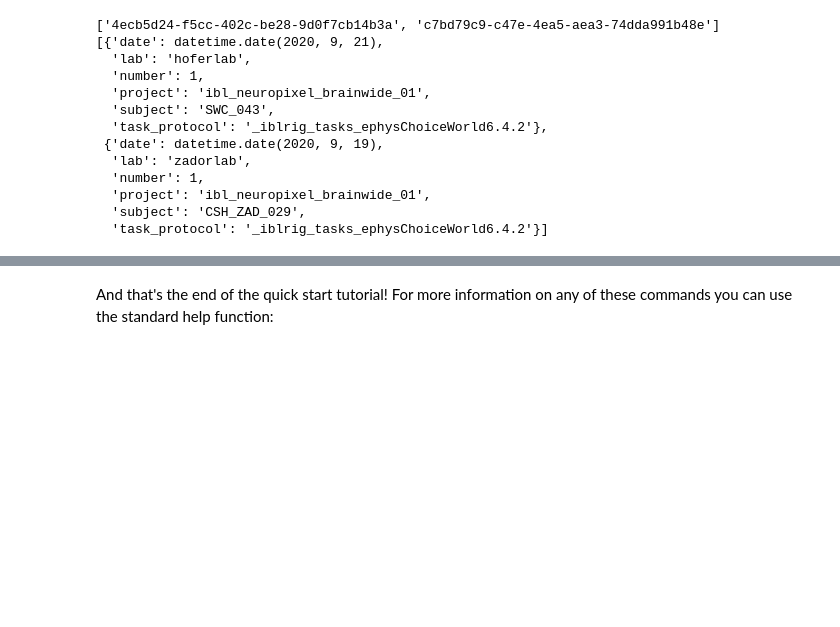
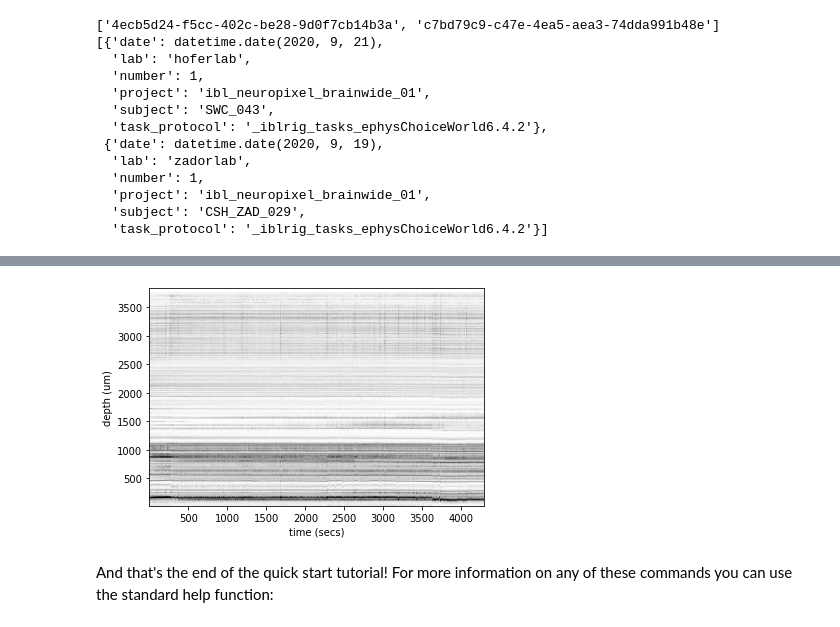
Before and after one commit to int-brain-lab/ONE, a Jupyter notebook: docs/notebooks/one_quickstart.ipynb, the cells around one changed output, grey strips where cells are left out. Cells and saved outputs as stored; diff of their text form; code cells hidden in the pictures; blank space fills up the shorter version.

```diff
--- a/docs/notebooks/one_quickstart.ipynb
+++ b/docs/notebooks/one_quickstart.ipynb
@@ -30,7 +30,7 @@ meaning that electrophysiology was recorded. By adding the argument `details=Tru
 outputs - the experiment IDs uniquely identifying these sessions, and some information about the
 experiments.
 # %%
-eids, info = one.search(date_range=['2020-09-01', '2021-09-30'], dataset='spikes.times', details=True)
+eids, info = one.search(date_range=['2020-09-01', '2021-09-30'], dataset='probes.description', details=True)
 
 from pprint import pprint
 pprint(eids)
@@ -51,0 +55,6 @@ pprint(info)
+# %%
+eid = eids[0]  # Select the first experiment
+probe_insertions = one.load_dataset(eid, 'probes.description')
+
+print(f'N probes = {len(probe_insertions)}')
+pprint(probe_insertions[0])
@@ -83,3 +98,4 @@ cluster assignments, and amplitudes for probe00:
 # %%
 spikes = one.load_object(eids[0], 'spikes',
-                         collection='alf/probe00', attribute=['times', 'clusters', 'amps'])
+                         collection='alf/probe00', attribute=['times', 'depths', 'amps'])
+spikes
@@ -96,3 +116,8 @@ plt.plot(spikes.times[mySpikes], spikes.amps[mySpikes], '.');
+# %%
+from brainbox.plot import driftmap
+driftmap(spikes.times, spikes.depths, t_bin=0.1, d_bin=5);
+# %% [output]
+[figure, added]
 # %% [markdown]
 And that's the end of the quick start tutorial! For more information on any of these commands you
 can use the standard help function:
```
Also changed, not shown: parts of 11 cells of this notebook, 4 other files.
